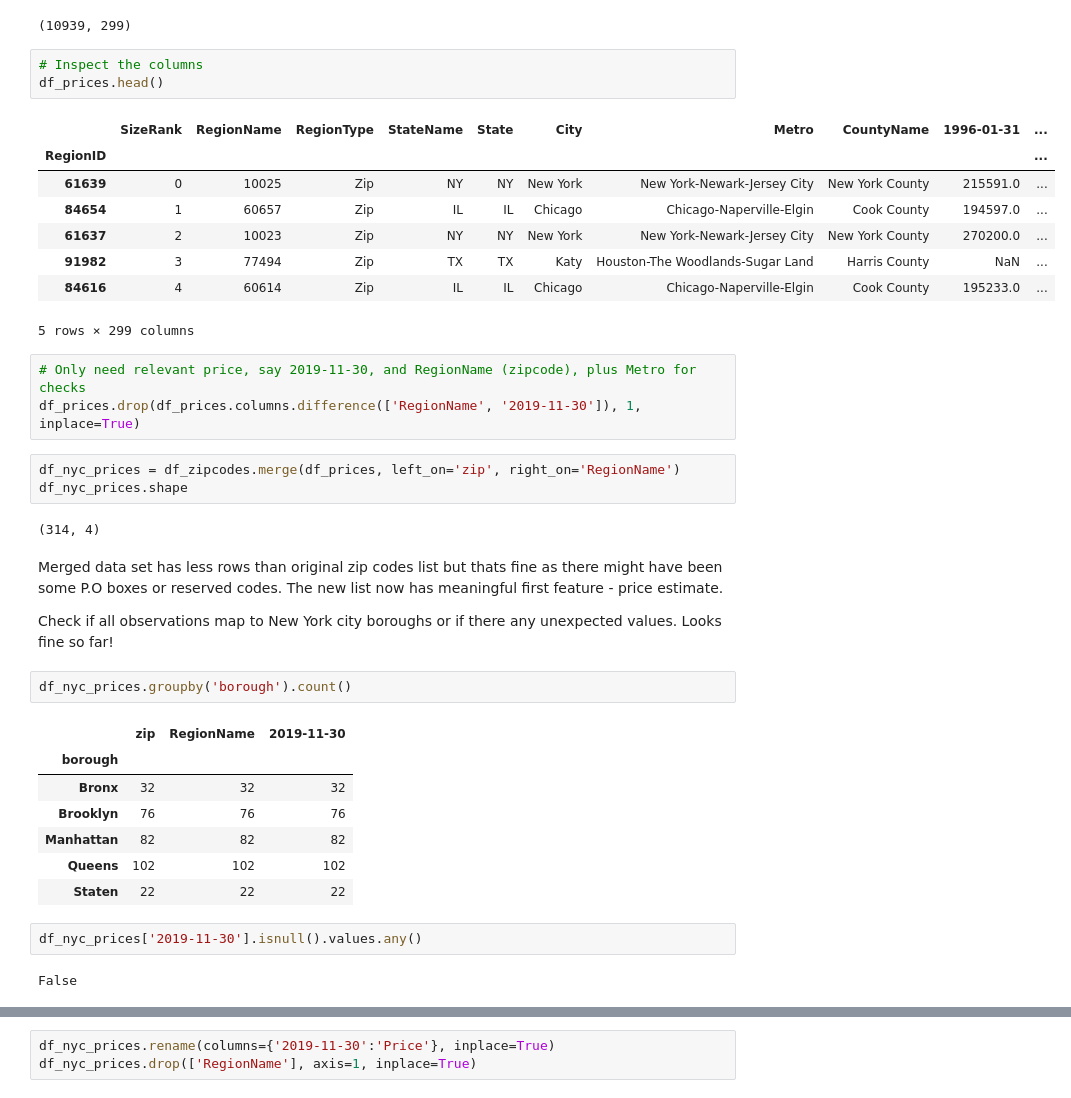
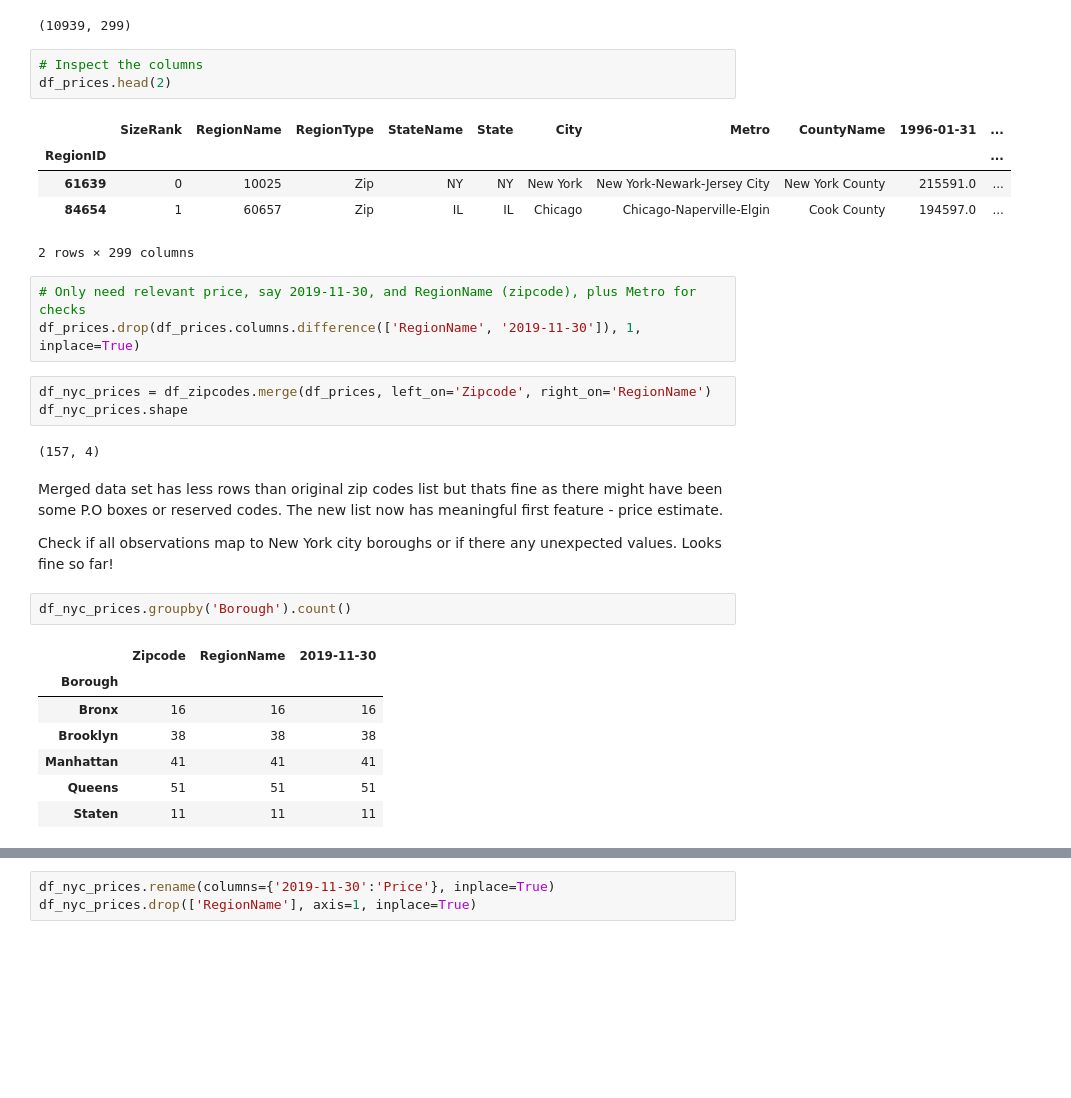
Before and after one commit to allaccountstaken/predicting_urban_home_values, a Jupyter notebook: Predicting Home Values Using Venues.ipynb, the cells around one changed output, grey strips where cells are left out. Drawn from its saved outputs; the diff is of its cells as text; blank space fills up the shorter version.

```diff
--- a/Predicting Home Values Using Venues.ipynb
+++ b/Predicting Home Values Using Venues.ipynb
@@ -67,39 +64,32 @@ df_prices.shape
 (10939, 299)
 # %%
 # Inspect the columns
-df_prices.head()
+df_prices.head(2)
 # %% [output]
 |  | SizeRank | RegionName | RegionType | StateName | State | City | Metro | CountyName | 1996-01-31 | ... |
 | RegionID |  |  |  |  |  |  |  |  |  | ... |
 | 61639 | 0 | 10025 | Zip | NY | NY | New York | New York-Newark-Jersey City | New York County | 215591.0 | ... |
 | 84654 | 1 | 60657 | Zip | IL | IL | Chicago | Chicago-Naperville-Elgin | Cook County | 194597.0 | ... |
-| 61637 | 2 | 10023 | Zip | NY | NY | New York | New York-Newark-Jersey City | New York County | 270200.0 | ... |
-| 91982 | 3 | 77494 | Zip | TX | TX | Katy | Houston-The Woodlands-Sugar Land | Harris County | NaN | ... |
-| 84616 | 4 | 60614 | Zip | IL | IL | Chicago | Chicago-Naperville-Elgin | Cook County | 195233.0 | ... |
-5 rows × 299 columns
+2 rows × 299 columns
 # %%
 # Only need relevant price, say 2019-11-30, and RegionName (zipcode), plus Metro for checks
 df_prices.drop(df_prices.columns.difference(['RegionName', '2019-11-30']), 1, inplace=True)
 # %%
-df_nyc_prices = df_zipcodes.merge(df_prices, left_on='zip', right_on='RegionName')
+df_nyc_prices = df_zipcodes.merge(df_prices, left_on='Zipcode', right_on='RegionName')
 df_nyc_prices.shape
 # %% [output]
-(314, 4)
+(157, 4)
 # %% [markdown]
 Merged data set has less rows than original zip codes list but thats fine as there might have been some P.O boxes or reserved codes. The new list now has meaningful first feature - price estimate.
 
 Check if all observations map to New York city boroughs or if there any unexpected values. Looks fine so far!
 # %%
-df_nyc_prices.groupby('borough').count()
+df_nyc_prices.groupby('Borough').count()
 # %% [output]
-|  | zip | RegionName | 2019-11-30 |
-| borough |  |  |  |
-| Bronx | 32 | 32 | 32 |
-| Brooklyn | 76 | 76 | 76 |
-| Manhattan | 82 | 82 | 82 |
-| Queens | 102 | 102 | 102 |
-| Staten | 22 | 22 | 22 |
+|  | Zipcode | RegionName | 2019-11-30 |
+| Borough |  |  |  |
+| Bronx | 16 | 16 | 16 |
+| Brooklyn | 38 | 38 | 38 |
+| Manhattan | 41 | 41 | 41 |
+| Queens | 51 | 51 | 51 |
+| Staten | 11 | 11 | 11 |
-# %%
-df_nyc_prices['2019-11-30'].isnull().values.any()
-# %% [output]
-False
```
Also changed, not shown: parts of 49 cells of this notebook, 3 other files.
